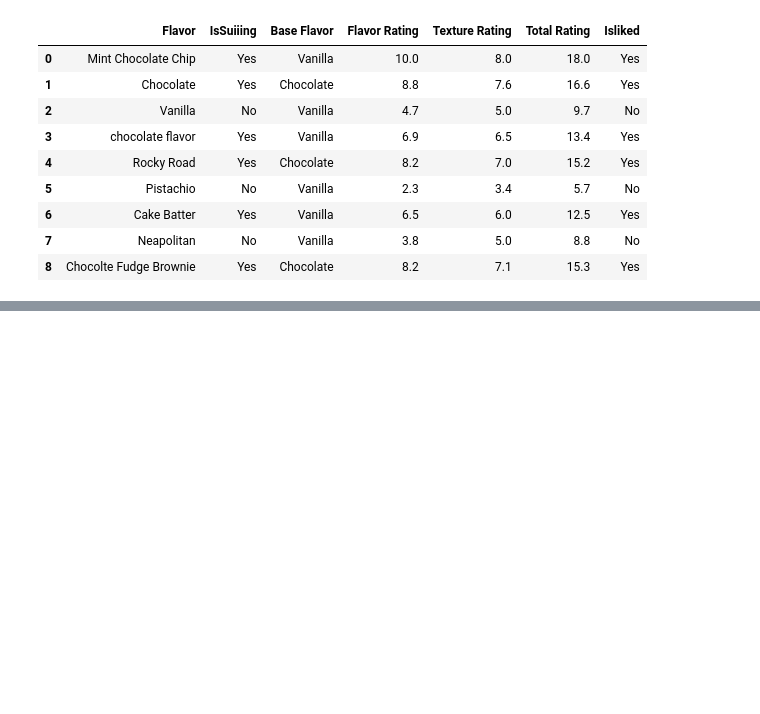
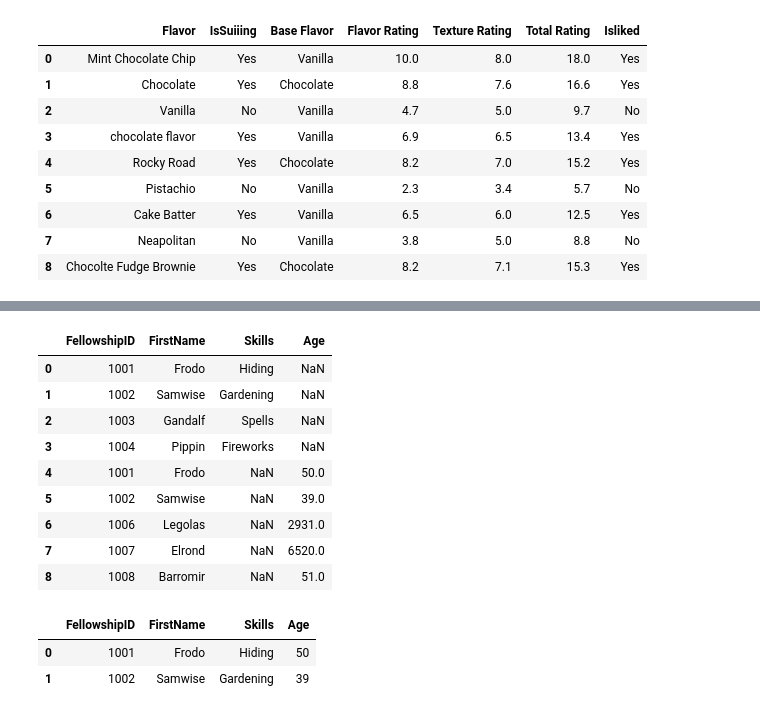
Before and after one commit to suneelshrestha/ML_from_scratch, a Jupyter notebook: Pandas_Basics.ipynb, the cells around one changed output, grey strips where cells are left out. Saved outputs shown, nothing was run; the diff lists cells and outputs as text; code cells hidden in the pictures; blank space fills up the shorter version.

```diff
--- a/Pandas_Basics.ipynb
+++ b/Pandas_Basics.ipynb
@@ -532,0 +629,3 @@ df2
+# %%
+df1 = pd.read_csv("/content/sample_data/LOTR.csv")
+df1
@@ -532,0 +638,3 @@ df2
+# %%
+df2 = pd.read_csv("/content/sample_data/LOTR 2.csv")
+df2
@@ -532,0 +648,26 @@ df2
+# %%
+#concate df1 and df2
+df3 = pd.concat([df1,df2],ignore_index=True)
+df3
+# %% [output]
+|  | FellowshipID | FirstName | Skills | Age |
+| 0 | 1001 | Frodo | Hiding | NaN |
+| 1 | 1002 | Samwise | Gardening | NaN |
+| 2 | 1003 | Gandalf | Spells | NaN |
+| 3 | 1004 | Pippin | Fireworks | NaN |
+| 4 | 1001 | Frodo | NaN | 50.0 |
+| 5 | 1002 | Samwise | NaN | 39.0 |
+| 6 | 1006 | Legolas | NaN | 2931.0 |
+| 7 | 1007 | Elrond | NaN | 6520.0 |
+| 8 | 1008 | Barromir | NaN | 51.0 |
+# %%
+#merge
+# merged_df = pd.merge(df1,df2,on='FellowshipID', how='inner')
+# merged_df
+
+####OR
+df1.merge(df2, how='inner',on=['FellowshipID','FirstName'])
+# %% [output]
+|  | FellowshipID | FirstName | Skills | Age |
+| 0 | 1001 | Frodo | Hiding | 50 |
+| 1 | 1002 | Samwise | Gardening | 39 |
```
Also changed, not shown: parts of 13 cells of this notebook.
